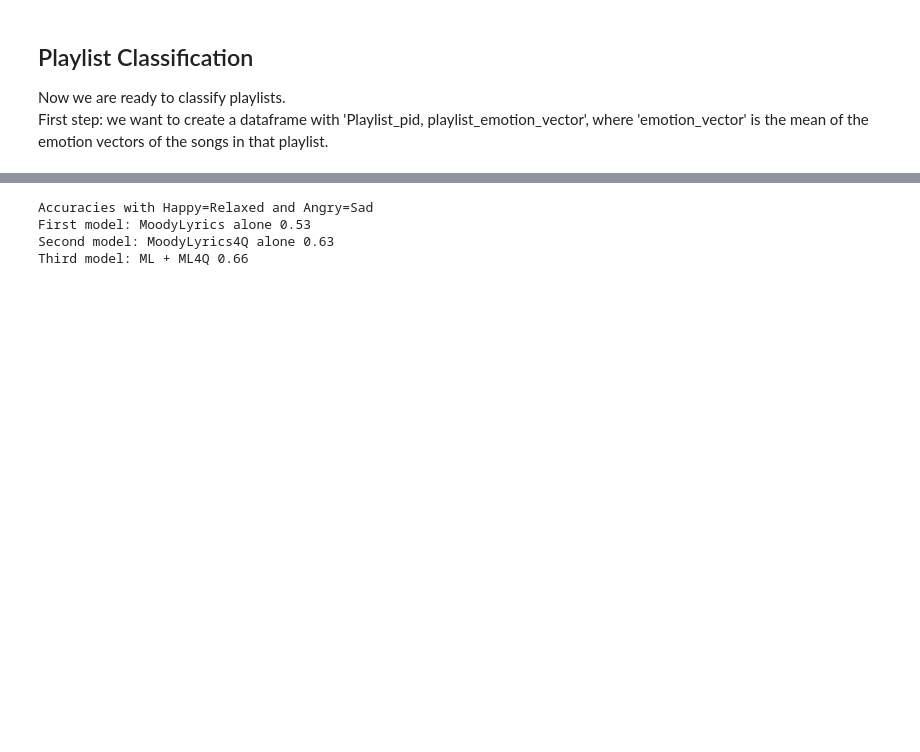
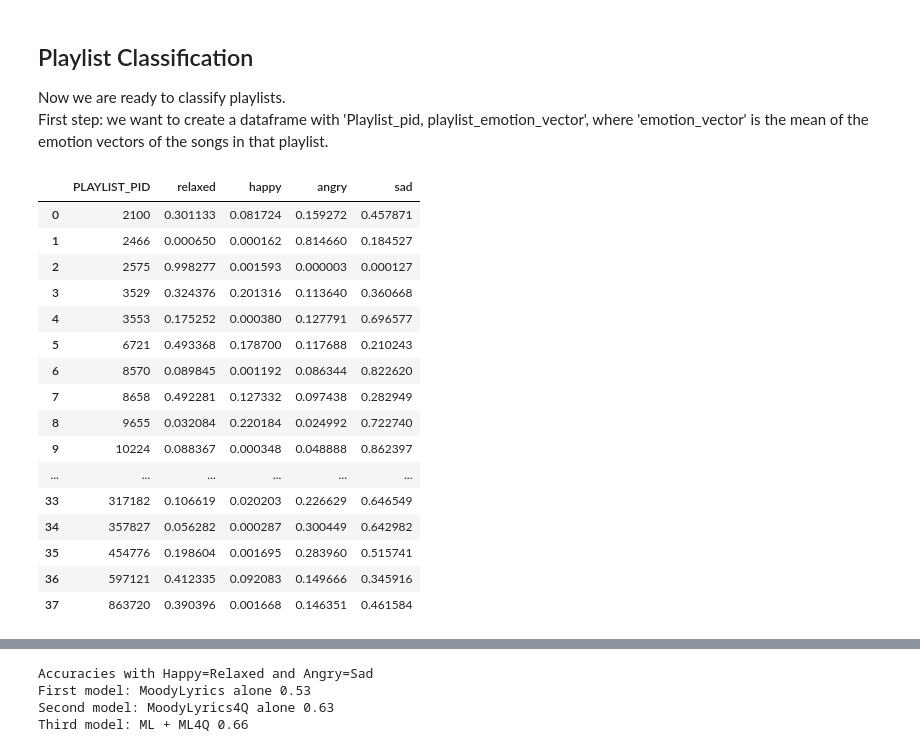
Before and after one commit to sgiammy/emotion-patterns-in-music-playlists, a Jupyter notebook: Notebook/5_Final_steps.ipynb, the cells around one changed output, grey strips where cells are left out. Cells and saved outputs as stored; diff of their text form; code cells hidden in the pictures; blank space fills up the shorter version.

```diff
--- a/Notebook/5_Final_steps.ipynb
+++ b/Notebook/5_Final_steps.ipynb
@@ -842,3 +842,27 @@ songsFeat_ml_ml4q.to_csv('../src/datasets/silver_standard/Songs_c_MLML4Q.csv')
 
 Now we are ready to classify playlists.<br>
 First step: we want to create a dataframe with 'Playlist_pid, playlist_emotion_vector', where 'emotion_vector' is the mean of the emotion vectors of the songs in that playlist.
+# %%
+emotion_labels = ['angry', 'happy','relaxed' ,'sad']
+map_mean = dict()
+for emotion in emotion_labels:
+    map_mean[emotion] = 'mean'
+songsFeat_ml_alone.groupby('PLAYLIST_PID', as_index=False).head(10).groupby('PLAYLIST_PID', as_index=False).agg(map_mean)
+# %% [output]
+|  | PLAYLIST_PID | relaxed | happy | angry | sad |
+| 0 | 2100 | 0.301133 | 0.081724 | 0.159272 | 0.457871 |
+| 1 | 2466 | 0.000650 | 0.000162 | 0.814660 | 0.184527 |
+| 2 | 2575 | 0.998277 | 0.001593 | 0.000003 | 0.000127 |
+| 3 | 3529 | 0.324376 | 0.201316 | 0.113640 | 0.360668 |
+| 4 | 3553 | 0.175252 | 0.000380 | 0.127791 | 0.696577 |
+| 5 | 6721 | 0.493368 | 0.178700 | 0.117688 | 0.210243 |
+| 6 | 8570 | 0.089845 | 0.001192 | 0.086344 | 0.822620 |
+| 7 | 8658 | 0.492281 | 0.127332 | 0.097438 | 0.282949 |
+| 8 | 9655 | 0.032084 | 0.220184 | 0.024992 | 0.722740 |
+| 9 | 10224 | 0.088367 | 0.000348 | 0.048888 | 0.862397 |
+| ... | ... | ... | ... | ... | ... |
+| 33 | 317182 | 0.106619 | 0.020203 | 0.226629 | 0.646549 |
+| 34 | 357827 | 0.056282 | 0.000287 | 0.300449 | 0.642982 |
+| 35 | 454776 | 0.198604 | 0.001695 | 0.283960 | 0.515741 |
+| 36 | 597121 | 0.412335 | 0.092083 | 0.149666 | 0.345916 |
+| 37 | 863720 | 0.390396 | 0.001668 | 0.146351 | 0.461584 |
```
Also changed, not shown: parts of 12 cells of this notebook, 3 other files.
